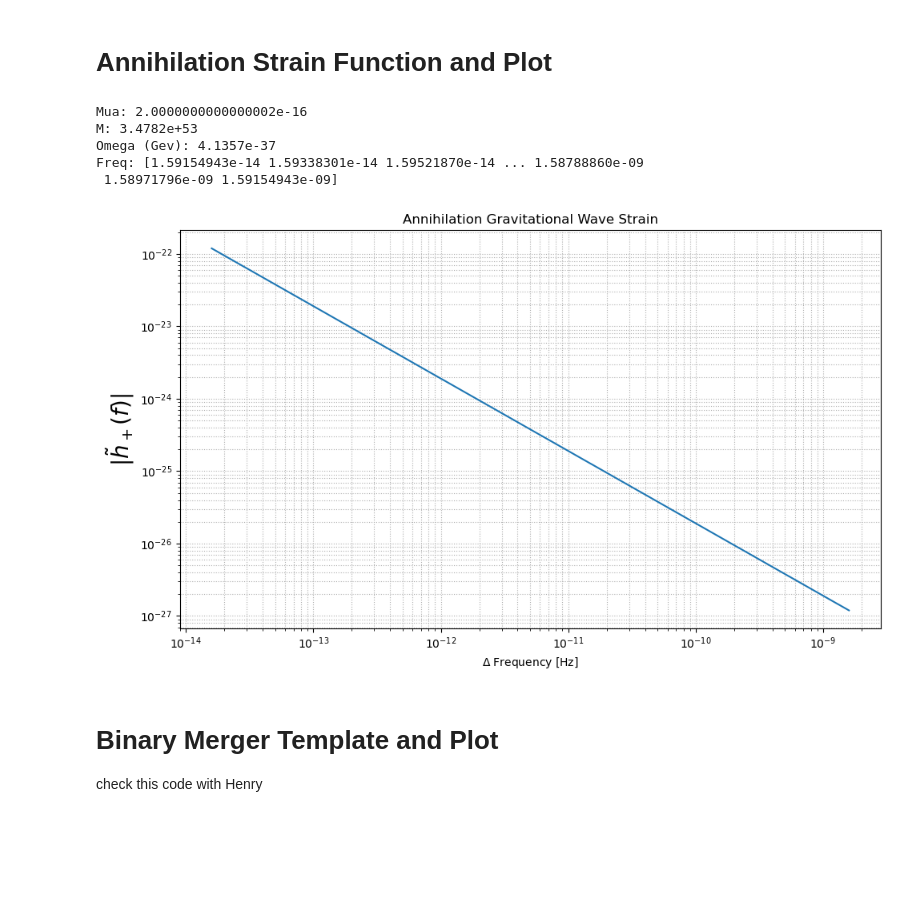
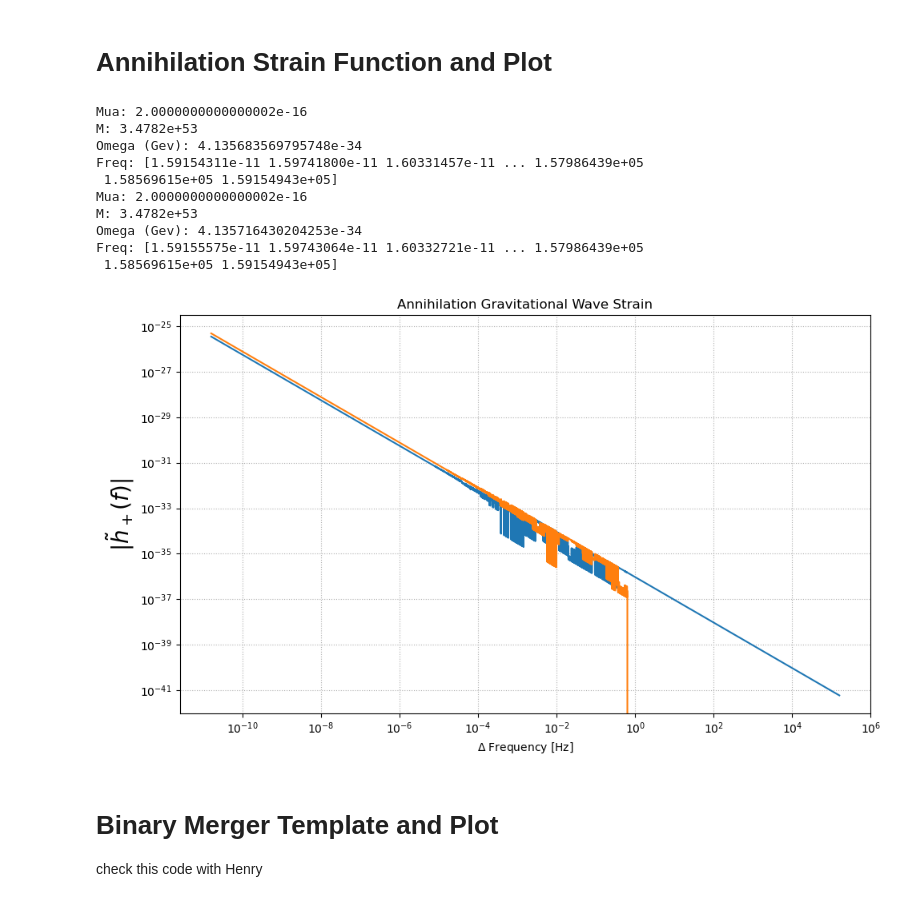
Before and after one commit to cewasiuk/3rd-Generation-Gravitational-Wave-Detector-Strain-Templates, a Jupyter notebook: Julia_Templates.ipynb, the cells around one changed output. Saved outputs shown, nothing was run; the diff lists cells and outputs as text; code cells hidden in the pictures; blank space fills up the shorter version.

```diff
--- a/Julia_Templates.ipynb
+++ b/Julia_Templates.ipynb
@@ -71,43 +94,50 @@ tick_fs  = 20
 legend_fs = 15
 
 
 # Relevant conversions
 M_sun = 2e30 * 5.61e26 # Solar mass - > Gev
 
 # Dependent Params
 M_ann = 3.1e-04  # in solar masses
 mua_ann = 2e-16  # in GeV
 alpha_ann = G*M_ann*mua_ann*M_sun
 r_kpc = 1
 n = 4
 m = l = n-1
+phase = 0
+iota = 0
+# call functions
+omega = np.logspace(-10, 6, 10000) # in Hz
 
-# call functions
-omega = np.logspace(-13, -8, 10000) # in Hz
-
-ann_strain_abs,frequency = np.abs(h_ann(omega, M_ann,n,l,alpha_ann, r_kpc))
+ann_strain_plus, ann_strain_cross,frequency = h_pcr_ann(omega, mua_ann, M_ann,n,l, alpha_ann, r_kpc, iota, phase )
 
 
 
 plt.figure(figsize=(10, 6))
 plt.title('Annihilation Gravitational Wave Strain')
-plt.plot(frequency, ann_strain_abs)
-plt.xlabel('$\Delta$ Frequency [Hz]')
+plt.plot(frequency, np.abs(ann_strain_plus))
+plt.plot(frequency, np.abs(ann_strain_cross))
+plt.xlabel('$\\Delta$ Frequency [Hz]')
 plt.ylabel(r"$|\tilde h_+(f)|$", fontsize=label_fs)
 plt.xscale('log')
 plt.yscale('log')
 # plt.xlim(1, 1e4)
 # plt.ylim(1e-45, 1e-42)
 plt.grid(True, which='both', ls=':')
 plt.tight_layout()
 plt.show()
 # %% [output]
 Mua: 2.0000000000000002e-16
 M: 3.4782e+53
-Omega (Gev): 4.1357e-37
-Freq: [1.59154943e-14 1.59338301e-14 1.59521870e-14 ... 1.58788860e-09
- 1.58971796e-09 1.59154943e-09]
+Omega (Gev): 4.135683569795748e-34
+Freq: [1.59154311e-11 1.59741800e-11 1.60331457e-11 ... 1.57986439e+05
+ 1.58569615e+05 1.59154943e+05]
+Mua: 2.0000000000000002e-16
+M: 3.4782e+53
+Omega (Gev): 4.135716430204253e-34
+Freq: [1.59155575e-11 1.59743064e-11 1.60332721e-11 ... 1.57986439e+05
+ 1.58569615e+05 1.59154943e+05]
-[figure, old version]
+[figure, new version]
 # %% [markdown]
 # Binary Merger Template and Plot
 check this code with Henry
```
Also changed, not shown: parts of 3 cells of this notebook.
